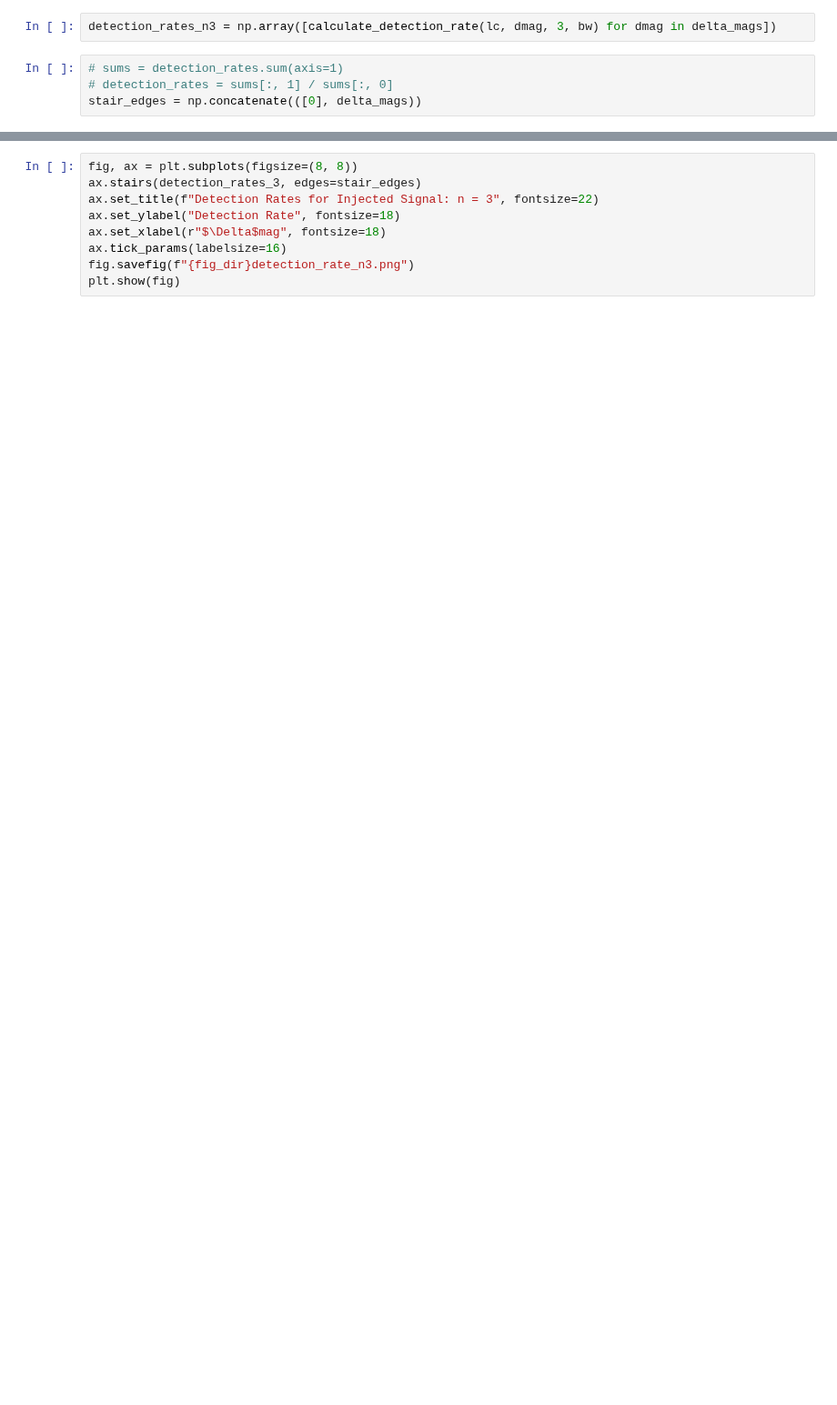
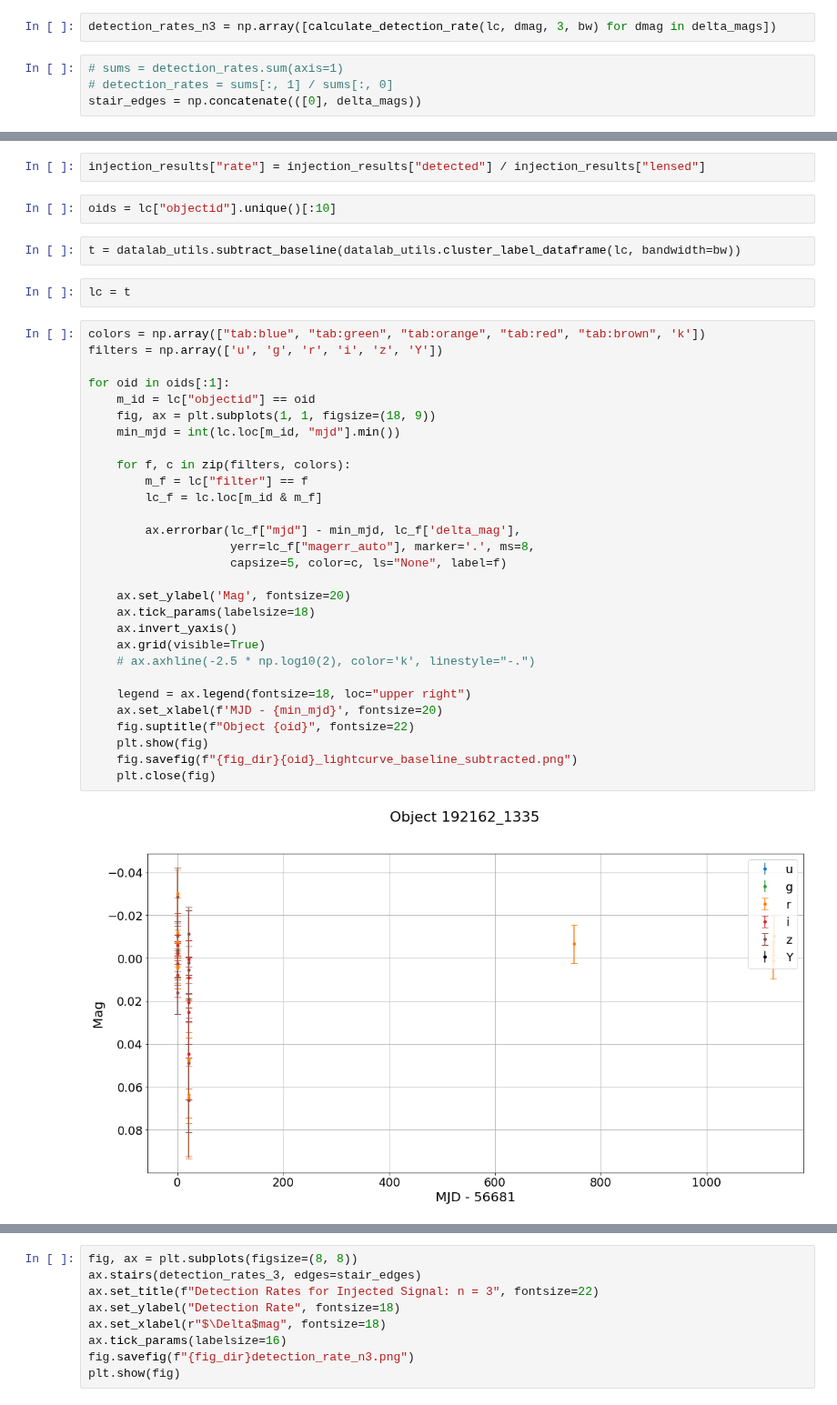
Before and after one commit to adriansh95/StringMicrolensing, a Jupyter notebook: inject_signal_nsc.ipynb, the cells around one changed output, grey strips where cells are left out. Shown at 91% size. Cells and saved outputs as stored; diff of their text form; blank space fills up the shorter version.

```diff
--- a/inject_signal_nsc.ipynb
+++ b/inject_signal_nsc.ipynb
@@ -142,0 +207,39 @@ plt.show(fig)
+# %%
+injection_results["rate"] = injection_results["detected"] / injection_results["lensed"]
+# %%
+oids = lc["objectid"].unique()[:10]
+# %%
+t = datalab_utils.subtract_baseline(datalab_utils.cluster_label_dataframe(lc, bandwidth=bw))
+# %%
+lc = t
+# %%
+colors = np.array(["tab:blue", "tab:green", "tab:orange", "tab:red", "tab:brown", 'k'])
+filters = np.array(['u', 'g', 'r', 'i', 'z', 'Y'])
+
+for oid in oids[:1]:
+    m_id = lc["objectid"] == oid
+    fig, ax = plt.subplots(1, 1, figsize=(18, 9))
+    min_mjd = int(lc.loc[m_id, "mjd"].min())
+
+    for f, c in zip(filters, colors):
+        m_f = lc["filter"] == f
+        lc_f = lc.loc[m_id & m_f]
+
+        ax.errorbar(lc_f["mjd"] - min_mjd, lc_f['delta_mag'],
+                    yerr=lc_f["magerr_auto"], marker='.', ms=8,
+                    capsize=5, color=c, ls="None", label=f)
+
+    ax.set_ylabel('Mag', fontsize=20)
+    ax.tick_params(labelsize=18)
+    ax.invert_yaxis()
+    ax.grid(visible=True)
+    # ax.axhline(-2.5 * np.log10(2), color='k', linestyle="-.")
+
+    legend = ax.legend(fontsize=18, loc="upper right")
+    ax.set_xlabel(f'MJD - {min_mjd}', fontsize=20)
+    fig.suptitle(f"Object {oid}", fontsize=22)
+    plt.show(fig)
+    fig.savefig(f"{fig_dir}{oid}_lightcurve_baseline_subtracted.png")
+    plt.close(fig)
+# %% [output]
+[figure, added]
```
Also changed, not shown: parts of 17 cells of this notebook, 1 other file.
